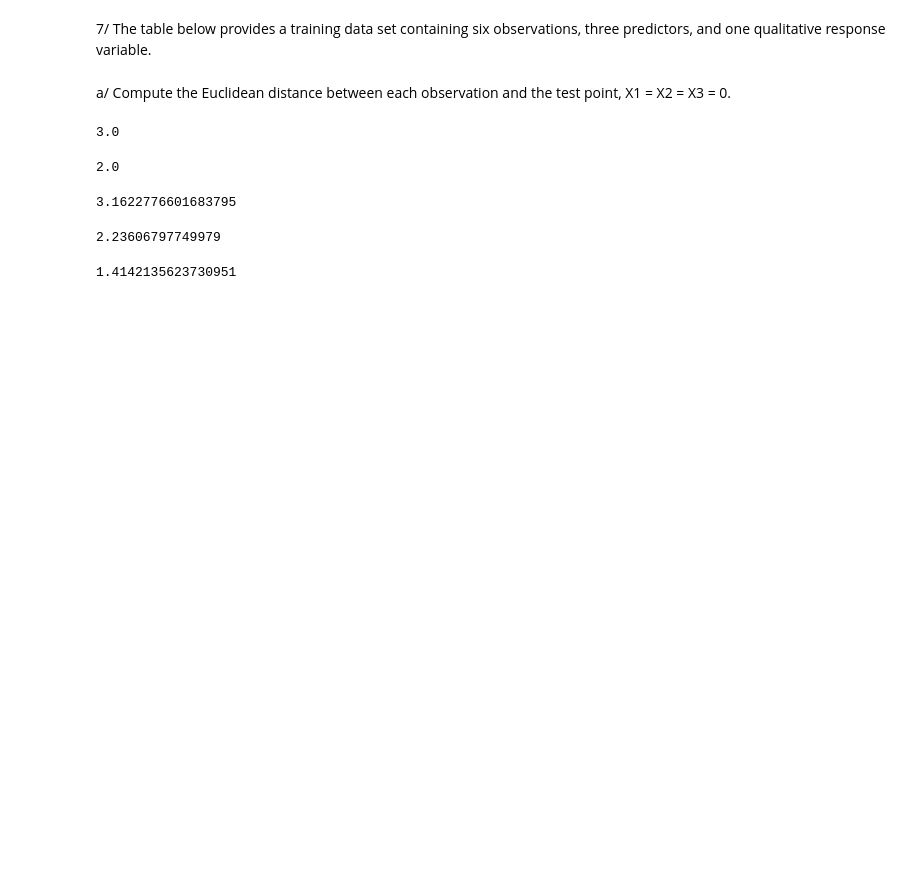
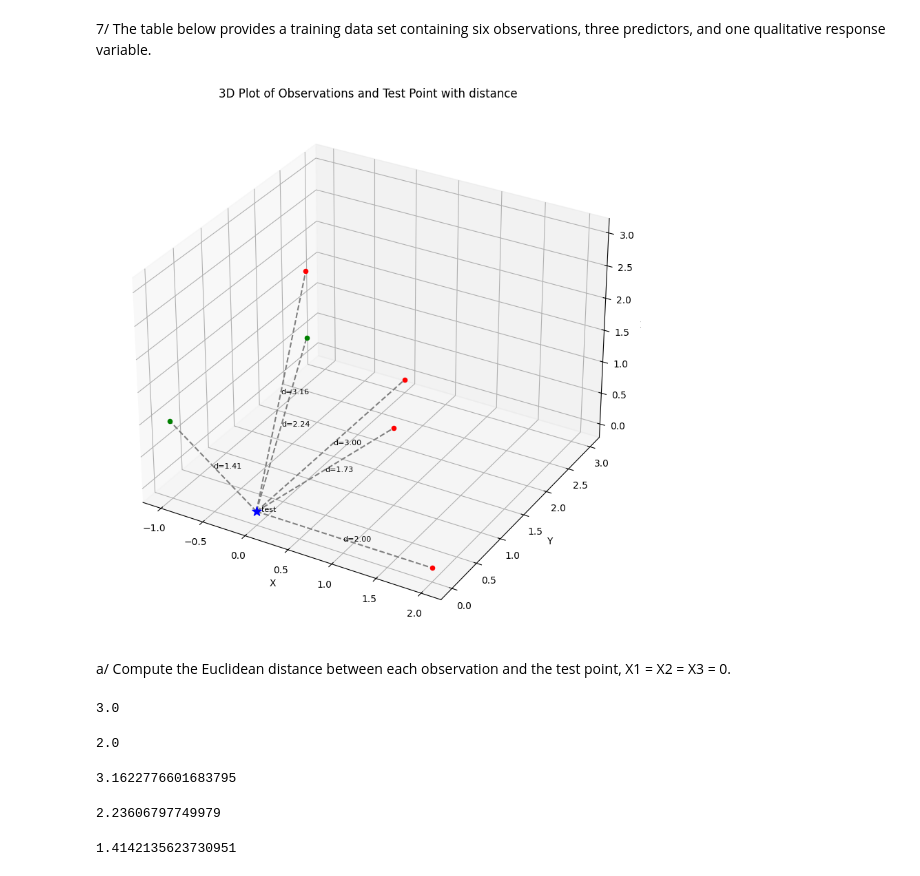
Before and after one commit to haily835/Comp-8590-Statistical-Learning, a Jupyter notebook: Assignment 1/Question 2 - 2.4.7.ipynb, the cells around one changed output. Saved outputs shown, nothing was run; the diff lists cells and outputs as text; code cells hidden in the pictures; blank space fills up the shorter version.

```diff
--- a/Assignment 1/Question 2 - 2.4.7.ipynb
+++ b/Assignment 1/Question 2 - 2.4.7.ipynb
@@ -11,6 +11,58 @@ obs5 = np.array([-1,0,1])
 obs6 = np.array([1,1,1])
 
 test = np.array([0,0,0])
+# %%
+import numpy as np
+import matplotlib.pyplot as plt
+from mpl_toolkits.mplot3d import Axes3D
+from scipy.spatial.distance import euclidean
+
+observations = {
+    'o1': {'coords': np.array([0, 3, 0]), 'class': 'r'},
+    'o2': {'coords': np.array([2, 0, 0]), 'class': 'r'},
+    'o3': {'coords': np.array([0, 1, 3]), 'class': 'r'},
+    'o4': {'coords': np.array([0, 1, 2]), 'class': 'g'},
+    'o5': {'coords': np.array([-1, 0, 1]), 'class': 'g'},
+    'o6': {'coords': np.array([1, 1, 1]), 'class': 'r'},
+}
+
+test = np.array([0, 0, 0])
+
+# Create a 3D plot
+fig = plt.figure(figsize=(10,10))
+ax = fig.add_subplot(111, projection='3d')
+
+# Calculate Euclidean distances and plot observations
+for key, obs in observations.items():
+    distance = euclidean(test, obs['coords'])
+
+    ax.scatter(*obs['coords'], c=obs['class'], marker='o')
+
+    # Plot dashed lines
+    line = ax.plot([test[0], obs['coords'][0]], [test[1], obs['coords'][1]], [test[2], obs['coords'][2]], '--', c='grey')[0]
+
+    # Calculate the position along the line
+    position = np.array([test[0] + (obs['coords'][0] - test[0]) / 2,
+                         test[1] + (obs['coords'][1] - test[1]) / 2,
+                         test[2] + (obs['coords'][2] - test[2]) / 2])
+
+    # Add the distance annotation along the line with aligned direction
+    ax.text(position[0], position[1], position[2], f'd={distance:.2f}', color='black', fontsize=8, rotation=0, va='center')
+
+# Plot the test point
+ax.scatter(*test, c='blue', marker='*', s=100)
+ax.text(test[0], test[1], test[2], '  test', color='black', fontsize=8)
+
+# Set labels and title
+ax.set_xlabel('X')
+ax.set_ylabel('Y')
+ax.set_zlabel('Z')
+ax.set_title('3D Plot of Observations and Test Point with distance')
+
+# Show the plot
+plt.show()
+# %% [output]
+[figure, added]
 # %% [markdown]
 a/ Compute the Euclidean distance between each observation and the test point, X1 = X2 = X3 = 0.
 # %%
```
Also changed, not shown: 1 other file.
